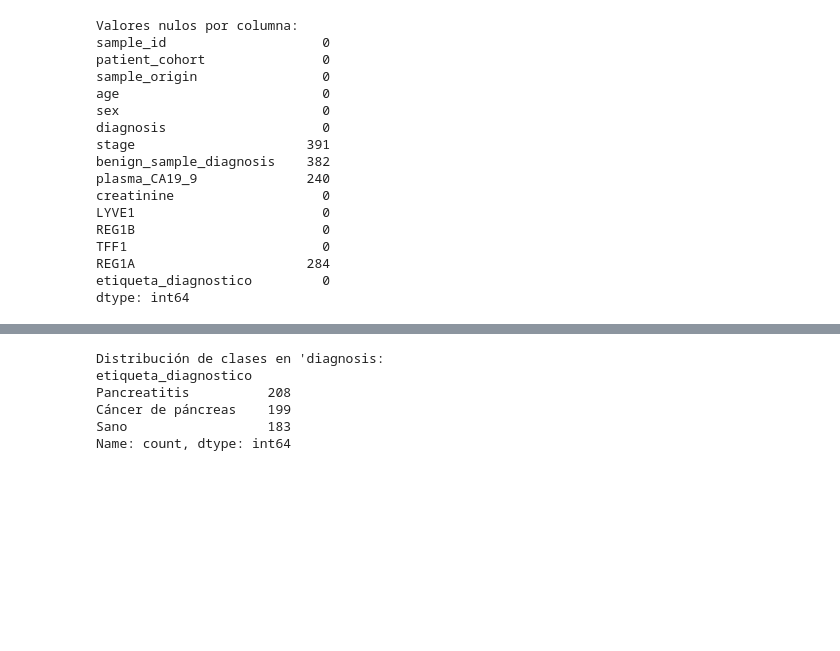
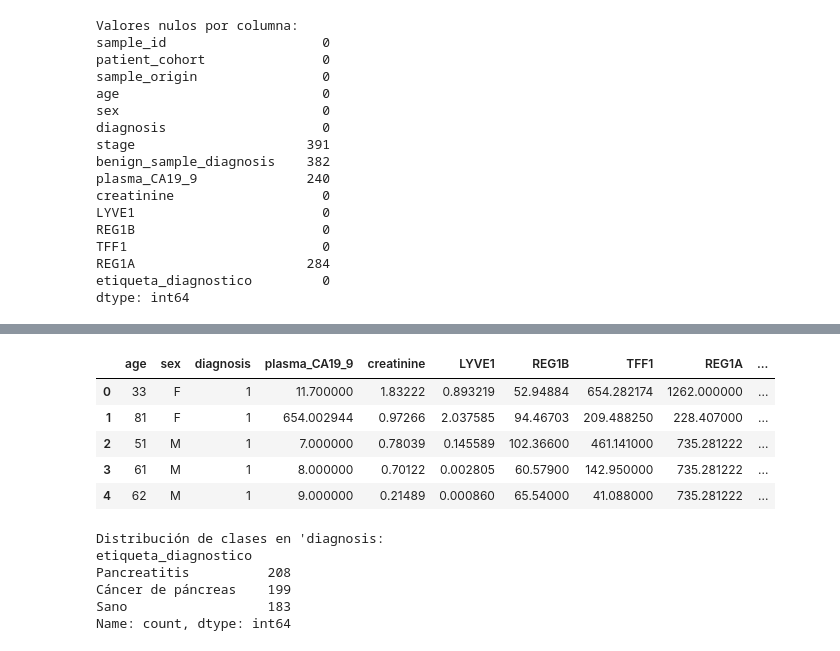
Before and after one commit to Pepe08tn/Proyecto-PIA-2025, a Jupyter notebook: notebooks/note.ipynb, the cells around one changed output, grey strips where cells are left out. Cells and saved outputs as stored; diff of their text form; code cells hidden in the pictures; blank space fills up the shorter version.

Commit message:
Analisis de datos mas especificos

```diff
--- a/notebooks/note.ipynb
+++ b/notebooks/note.ipynb
@@ -106,0 +96,5 @@ max     1403.897600  13344.300000  13200.000000
+# %%
+# Eliminamos columnas que no nos sean necesarias para el analisis de la predicción.
+# Acá hubo una investigación sobre el tema para decidir que datos son irrelevantes.
+df = df.drop(columns=['sample_id','patient_cohort','sample_origin','stage','benign_sample_diagnosis'])
+df.head()
@@ -107,3 +108,17 @@ max     1403.897600  13344.300000  13200.000000
+# %%
+# Manejamos los valores faltantes con un valor de promedio.
+for col in df.columns:
+    if col != 'sex' and pd.api.types.is_numeric_dtype(df[col]):
+        df[col] = df[col].fillna(df[col].mean())
+
+df.head()
+# %% [output]
+|  | age | sex | diagnosis | plasma_CA19_9 | creatinine | LYVE1 | REG1B | TFF1 | REG1A | ... |
+| 0 | 33 | F | 1 | 11.700000 | 1.83222 | 0.893219 | 52.94884 | 654.282174 | 1262.000000 | ... |
+| 1 | 81 | F | 1 | 654.002944 | 0.97266 | 2.037585 | 94.46703 | 209.488250 | 228.407000 | ... |
+| 2 | 51 | M | 1 | 7.000000 | 0.78039 | 0.145589 | 102.36600 | 461.141000 | 735.281222 | ... |
+| 3 | 61 | M | 1 | 8.000000 | 0.70122 | 0.002805 | 60.57900 | 142.950000 | 735.281222 | ... |
+| 4 | 62 | M | 1 | 9.000000 | 0.21489 | 0.000860 | 65.54000 | 41.088000 | 735.281222 | ... |
 # %%
 if 'Diagnosis' in df.columns or 'diagnosis' in df.columns:
     objetivo = 'Diagnosis' if 'Diagnosis' in df.columns else 'diagnosis'
```
Also changed, not shown: parts of 7 cells of this notebook, 1 other file.
